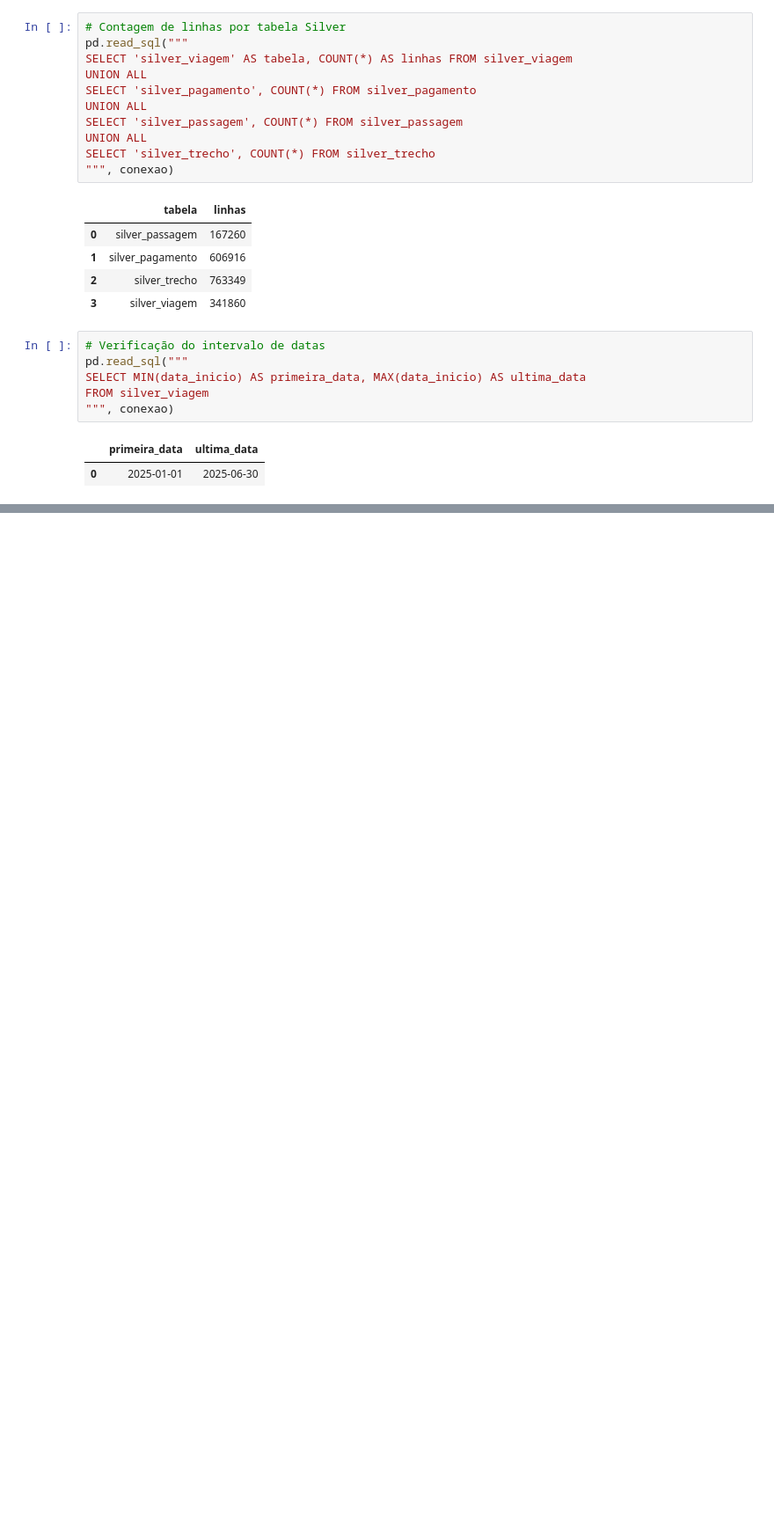
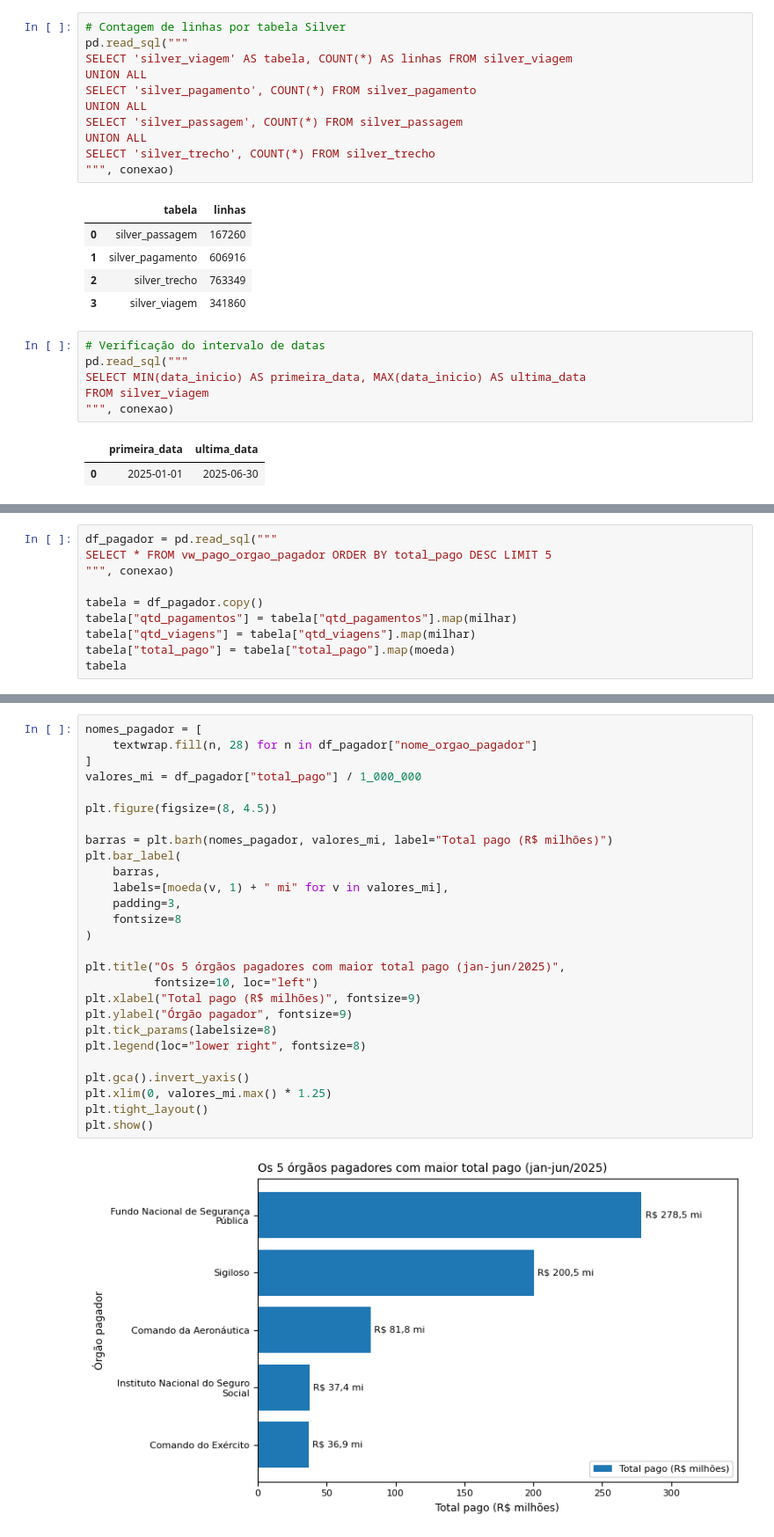
Before and after one commit to leonardofelipe85/pipeline-viagens-servico, a Jupyter notebook: 3_analise.ipynb, the cells around one changed output, grey strips where cells are left out. Shown at 88% size. Drawn from its saved outputs; the diff is of its cells as text; blank space fills up the shorter version.

```diff
--- a/3_analise.ipynb
+++ b/3_analise.ipynb
@@ -406,0 +582,10 @@ df_destino.style.format(
+# %%
+df_pagador = pd.read_sql("""
+SELECT * FROM vw_pago_orgao_pagador ORDER BY total_pago DESC LIMIT 5
+""", conexao)
+
+tabela = df_pagador.copy()
+tabela["qtd_pagamentos"] = tabela["qtd_pagamentos"].map(milhar)
+tabela["qtd_viagens"] = tabela["qtd_viagens"].map(milhar)
+tabela["total_pago"] = tabela["total_pago"].map(moeda)
+tabela
@@ -406,0 +599,29 @@ df_destino.style.format(
+# %%
+nomes_pagador = [
+    textwrap.fill(n, 28) for n in df_pagador["nome_orgao_pagador"]
+]
+valores_mi = df_pagador["total_pago"] / 1_000_000
+
+plt.figure(figsize=(8, 4.5))
+
+barras = plt.barh(nomes_pagador, valores_mi, label="Total pago (R$ milhões)")
+plt.bar_label(
+    barras,
+    labels=[moeda(v, 1) + " mi" for v in valores_mi],
+    padding=3,
+    fontsize=8
+)
+
+plt.title("Os 5 órgãos pagadores com maior total pago (jan-jun/2025)",
+          fontsize=10, loc="left")
+plt.xlabel("Total pago (R$ milhões)", fontsize=9)
+plt.ylabel("Órgão pagador", fontsize=9)
+plt.tick_params(labelsize=8)
+plt.legend(loc="lower right", fontsize=8)
+
+plt.gca().invert_yaxis()
+plt.xlim(0, valores_mi.max() * 1.25)
+plt.tight_layout()
+plt.show()
+# %% [output]
+[figure, added]
```
Also changed, not shown: parts of 60 cells of this notebook, 1 other file.
